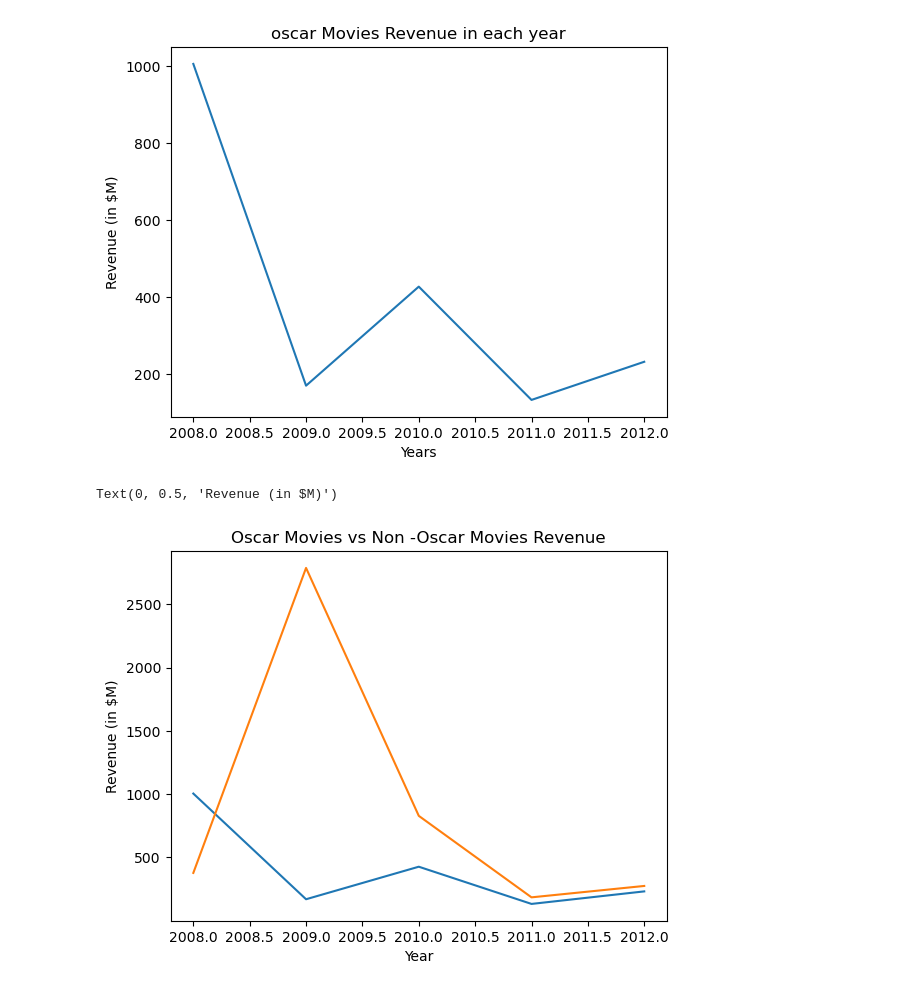
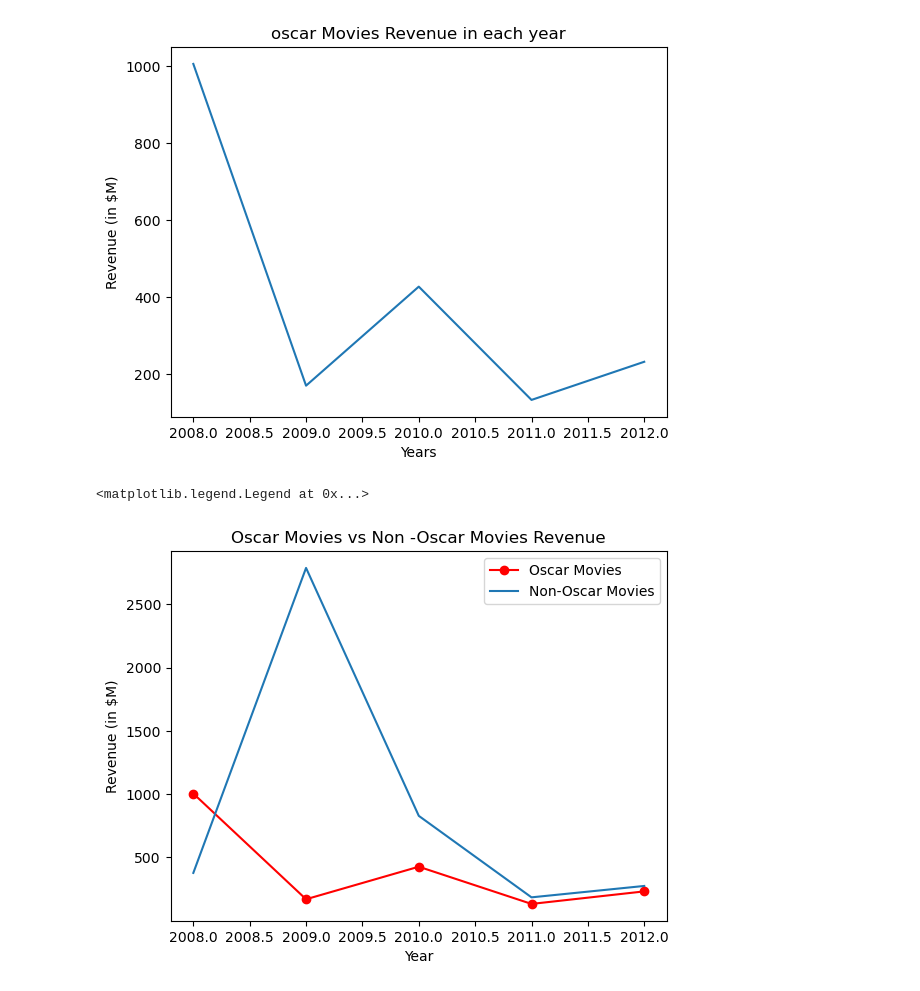
Before and after one commit to PritishMandal/AI-ML-Learning, a Jupyter notebook: Data visualization -1/matplotlib_tutorial.ipynb, the cells around one changed output. Drawn from its saved outputs; the diff is of its cells as text; code cells hidden in the pictures.

```diff
--- a/Data visualization -1/matplotlib_tutorial.ipynb
+++ b/Data visualization -1/matplotlib_tutorial.ipynb
@@ -31,14 +31,15 @@ Text(0, 0.5, 'Revenue (in $M)')
 # %%
 # Non-Oscar Winner Movies
 non_oscar_movies = ["Slumdog Millionaire" , "Avatar" , "Inception" , "Hugo" , "Lincoln"]
 non_oscar_revenue = [378, 2788, 829, 185,275]# in  $M
-plt.plot(years,oscar_revenue,label = "Oscar Movies")
+plt.plot(years,oscar_revenue,color = "red", marker="o" ,label = "Oscar Movies")
 plt.plot(years,non_oscar_revenue,label = "Non-Oscar Movies")
 
 plt.title("Oscar Movies vs Non -Oscar Movies Revenue")
 plt.xlabel("Year")
 plt.ylabel("Revenue (in $M)")
 plt.legend()
+plt.show()
 # %% [output]
-Text(0, 0.5, 'Revenue (in $M)')
+<matplotlib.legend.Legend at 0x...>
-[figure, old version]
+[figure, new version]
```
